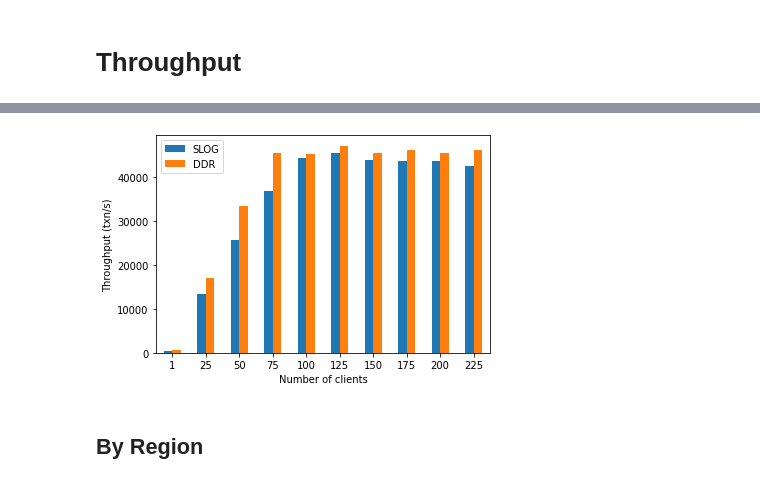
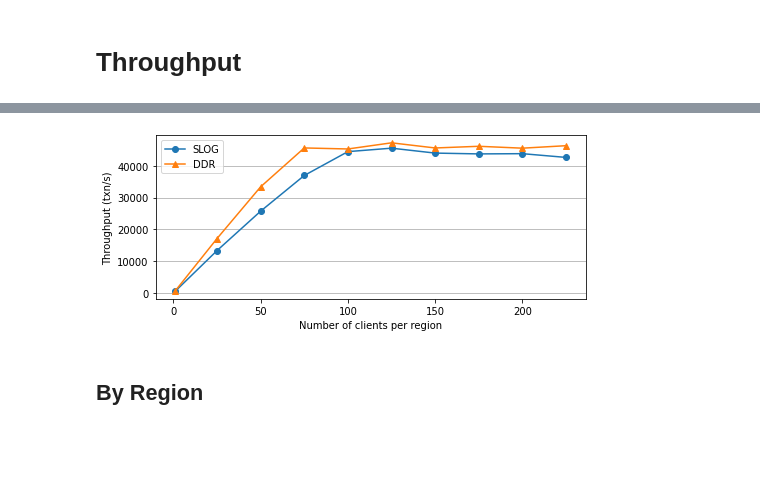
Before and after one commit to umd-dslam/DetockAnalysis, a Jupyter notebook: TPC-C.ipynb, the cells around one changed output, grey strips where cells are left out. Drawn from its saved outputs; the diff is of its cells as text; code cells hidden in the pictures; blank space fills up the shorter version.

```diff
--- a/TPC-C.ipynb
+++ b/TPC-C.ipynb
@@ -107,15 +110,25 @@ throughput_df.sort_values(by="config_name")
 # %%
 pivot_values = "throughput"
 pivot_columns = "config_name"
 pivot_index = "clients"
-pivoted = throughput_df.pivot(index=pivot_index, columns=pivot_columns, values=pivot_values)
-pivoted["Number of clients"] = pivoted.index
+pivoted = throughput_df.pivot(index=pivot_index, columns=pivot_columns, values=pivot_values).sort_index()
+pivoted["clients"] = pivoted.index
 pivoted.rename(columns={"baseline.conf": "SLOG", "ddr_ts.conf": "DDR"}, inplace=True)
 pivoted.columns.name = ''
-pivoted.sort_index().plot.bar(x="Number of clients", ylabel='Throughput (txn/s)', rot=0)
+
+ax = pivoted.plot(x="clients", xlabel="Number of clients per region", ylabel='Throughput (txn/s)', rot=0, legend=False, figsize=(7,3))
+
+markers = ["o", "^"]
+for i, line in enumerate(ax.get_lines()):
+    line.set_marker(markers[i])
+
+ax.legend(ax.get_lines(), pivoted.columns)
+
+plt.grid(axis='y')
+plt.tight_layout()
 plt.savefig('output/tpcc-throughput.pdf')
 # %% [output]
-[figure, old version]
+[figure, new version]
 # %% [markdown]
 ## By Region
 # %%
```
Also changed, not shown: parts of 1 cell of this notebook, 2 other files.
